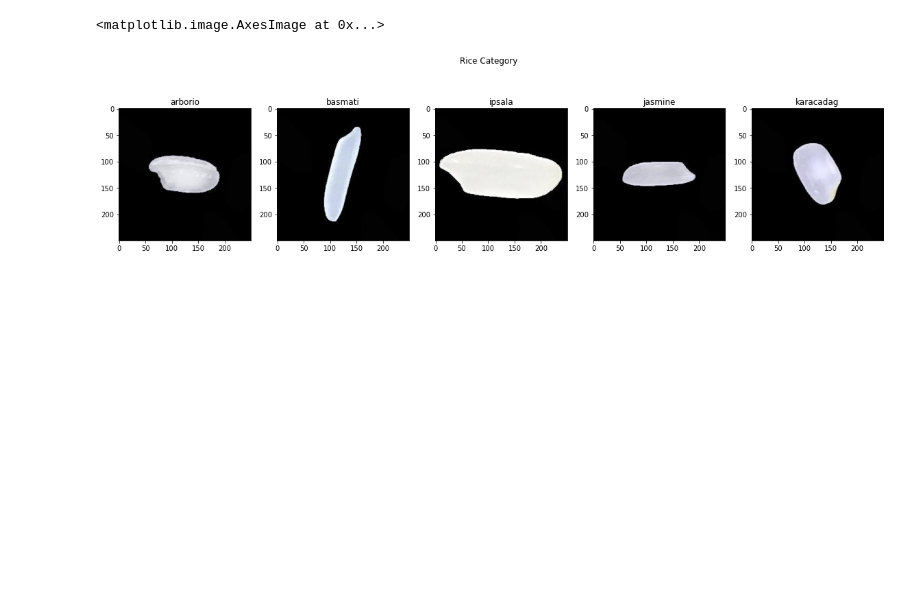
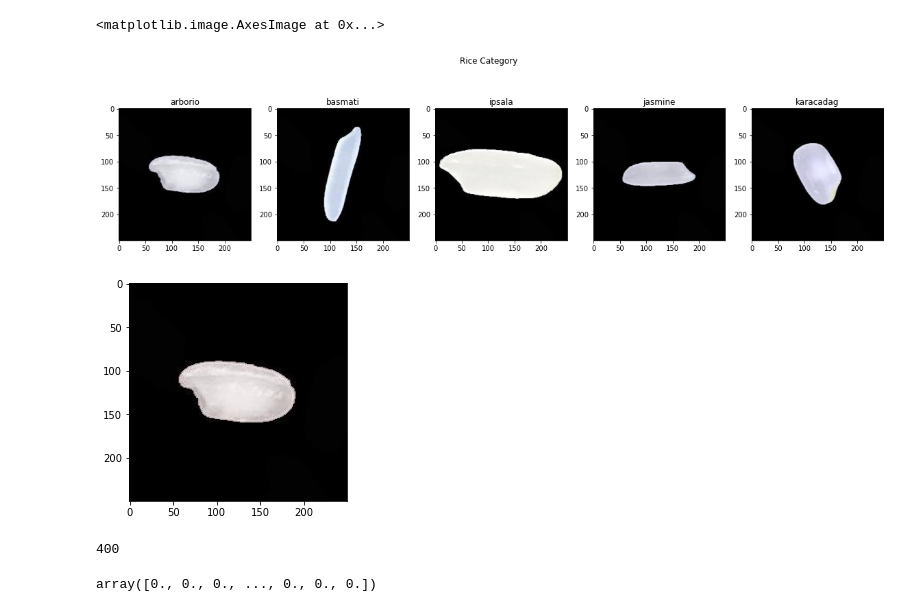
Before and after one commit to bsponce1/modelo4, a Jupyter notebook: modelo4.ipynb, the cells around one changed output. Cells and saved outputs as stored; diff of their text form; code cells hidden in the pictures; blank space fills up the shorter version.

Commit message:
Mostrar categoria

```diff
--- a/modelo4.ipynb
+++ b/modelo4.ipynb
@@ -88,3 +88,57 @@ ax[4].imshow(karacadag_img)
 # %% [output]
 <matplotlib.image.AxesImage at 0x...>
 [figure]
+# %%
+'''Toma una imagen como prediccion'''
+data='./dataset'
+import cv2
+for category in class_names:
+    path=os.path.join(data, category)
+    for img in os.listdir(path):
+        img_array=cv2.imread(os.path.join(path,img))
+        plt.imshow(img_array)
+        plt.show()
+        break
+    break
+# %% [output]
+[figure, added]
+# %%
+'''Creacion del entrenamiento de los datos'''
+training_data=[]
+IMG_SIZE=100
+def create_training_data():
+    for category in class_names:
+        path=os.path.join(data, category)
+        class_num=class_names.index(category)
+        for img in os.listdir(path):
+            try:
+                img_array=cv2.imread(os.path.join(path,img))
+                new_array=cv2.resize(img_array,(IMG_SIZE,IMG_SIZE))
+                training_data.append([new_array,class_num])
+            except Exception as e:
+                pass
+create_training_data()
+'''Ver la cantidad de datos'''
+print(len(training_data))
+# %% [output]
+400
+# %%
+'''Para asignar los datos de entrenamiento'''
+lenofimage = len(training_data)
+'''Creacion de la variable x and y'''
+X=[]
+y=[]
+
+'''Mostrar las categorias'''
+for categories, label in training_data:
+    X.append(categories)
+    y.append(label)
+X= np.array(X).reshape(lenofimage,-1)
+'''Cantidad de datos'''
+X.shape
+'''Dividir x en numero maximo de pixel'''
+X = X/255.0
+'''La variable x en position 1'''
+X[1]
+# %% [output]
+array([0., 0., 0., ..., 0., 0., 0.])
```
